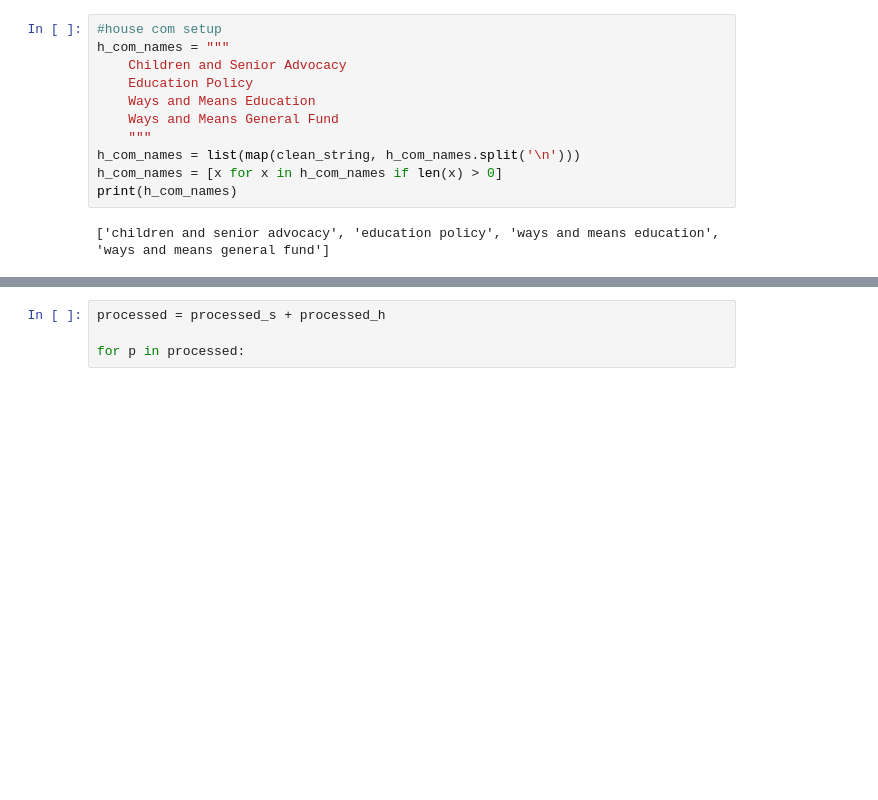
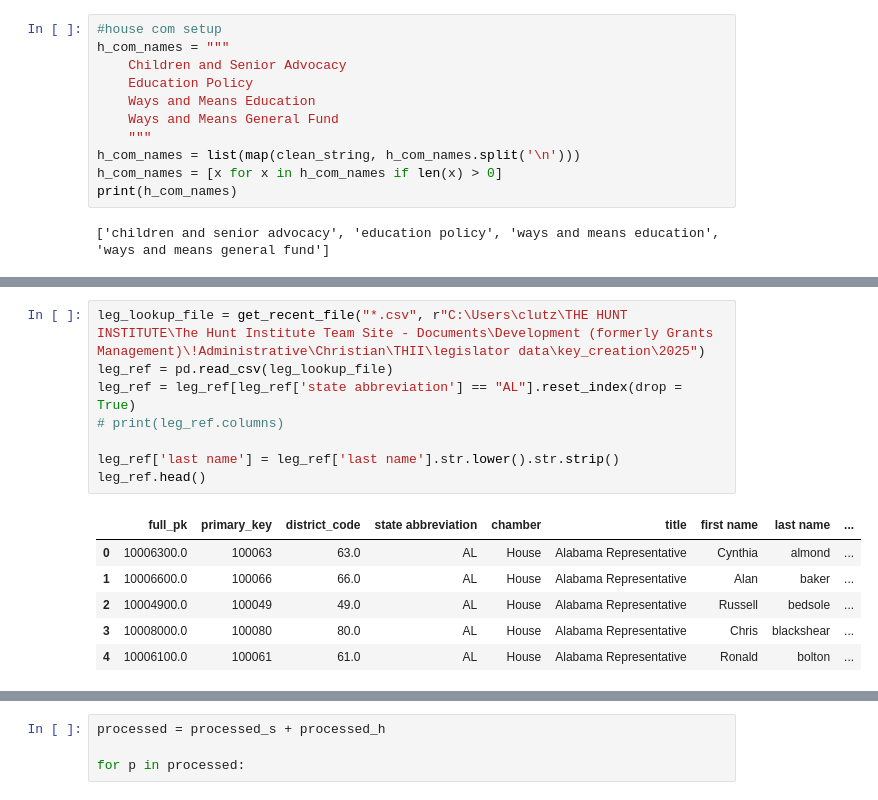
Before and after one commit to cnlutz20/THI_CPRL, a Jupyter notebook: committee scraping/al_leg_committees.ipynb, the cells around one changed output, grey strips where cells are left out. Drawn from its saved outputs; the diff is of its cells as text; blank space fills up the shorter version.

Commit message:
committee and one off data

```diff
--- a/committee scraping/al_leg_committees.ipynb
+++ b/committee scraping/al_leg_committees.ipynb
@@ -204,0 +312,15 @@ Stacktrace:
+# %%
+leg_lookup_file = get_recent_file("*.csv", r"C:\Users\clutz\THE HUNT INSTITUTE\The Hunt Institute Team Site - Documents\Development (formerly Grants Management)\!Administrative\Christian\THII\legislator data\key_creation\2025")
+leg_ref = pd.read_csv(leg_lookup_file)
+leg_ref = leg_ref[leg_ref['state abbreviation'] == "AL"].reset_index(drop = True)
+# print(leg_ref.columns)
+
+leg_ref['last name'] = leg_ref['last name'].str.lower().str.strip()
+leg_ref.head()
+# %% [output]
+|  | full_pk | primary_key | district_code | state abbreviation | chamber | title | first name | last name | ... |
+| 0 | 10006300.0 | 100063 | 63.0 | AL | House | Alabama Representative | Cynthia | almond | ... |
+| 1 | 10006600.0 | 100066 | 66.0 | AL | House | Alabama Representative | Alan | baker | ... |
+| 2 | 10004900.0 | 100049 | 49.0 | AL | House | Alabama Representative | Russell | bedsole | ... |
+| 3 | 10008000.0 | 100080 | 80.0 | AL | House | Alabama Representative | Chris | blackshear | ... |
+| 4 | 10006100.0 | 100061 | 61.0 | AL | House | Alabama Representative | Ronald | bolton | ... |
```
Also changed, not shown: parts of 14 cells of this notebook, 5 other files.
